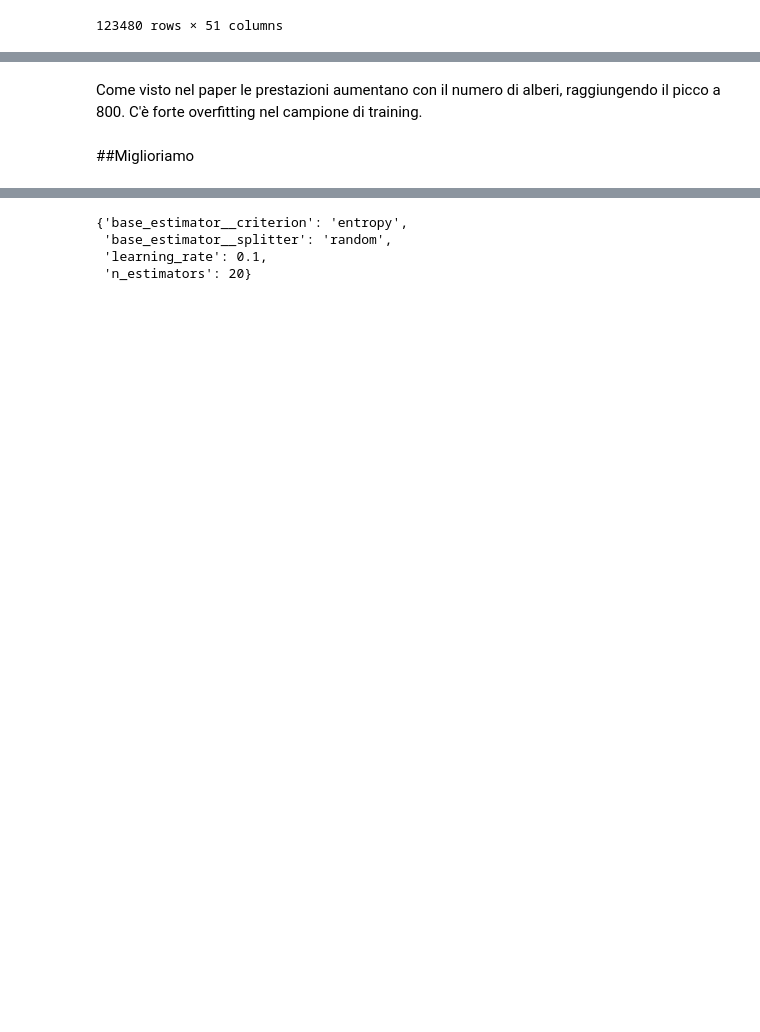
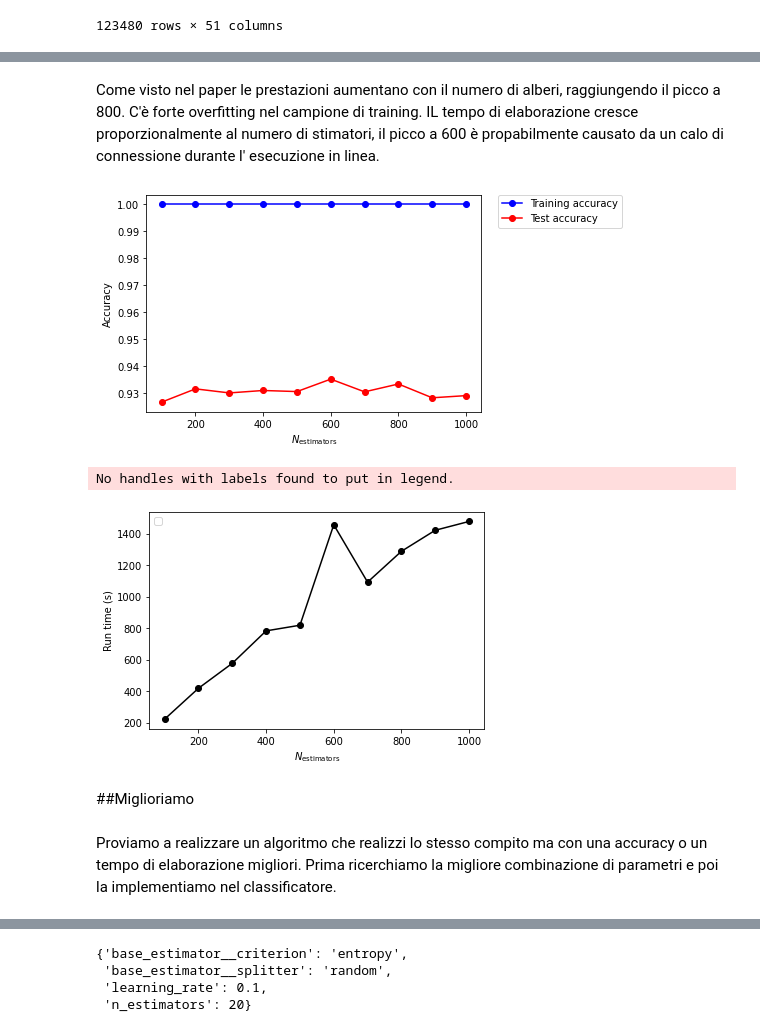
Before and after one commit to PaoDeV99/ML_Progetto1_G72, a Jupyter notebook: Progetto1_Gruppo72.ipynb, the cells around one changed output, grey strips where cells are left out. Cells and saved outputs as stored; diff of their text form; code cells hidden in the pictures; blank space fills up the shorter version.

```diff
--- a/Progetto1_Gruppo72.ipynb
+++ b/Progetto1_Gruppo72.ipynb
@@ -135,7 +173,38 @@ Confusion matrix:
 # %% [markdown]
-Come visto nel paper le prestazioni aumentano con il numero di alberi, raggiungendo il picco a 800. C'è forte overfitting nel campione di training.
+Come visto nel paper le prestazioni aumentano con il numero di alberi, raggiungendo il picco a 800. C'è forte overfitting nel campione di training. IL tempo di elaborazione cresce proporzionalmente al numero di stimatori, il picco a 600 è propabilmente causato da un calo di connessione durante l' esecuzione in linea.
+# %%
+trees = (100, 200, 300, 400, 500, 600, 700, 800, 900,1000)
+adam_train_accuracy = (0.9999,0.9999,0.9999,0.9999,0.9999,0.9999,0.9999,0.9999,0.9999,0.9999)
+adam_test_accuracy = (0.9268,0.9317,0.9302,0.9311,0.9307,0.9353,0.9306,0.9335,0.9284,0.9292)
+run_time = (222.94,419.01,577.57,783.63,819.37,1457.59,1093.21,1288.99,1422.68,1478.79)
+plt.figure()
+plt.plot(trees,adam_train_accuracy,'o-b', label='Training accuracy')
+plt.plot(trees,adam_test_accuracy,'o-r', label='Test accuracy')
+
+plt.xlabel('$N_\mathrm{estimators}$')
+plt.ylabel('Accuracy')
+lgd=plt.legend(bbox_to_anchor=(1.05, 1), loc=2, borderaxespad=0.)
+plt.savefig("gbc.pdf",bbox_extra_artists=(lgd,), bbox_inches='tight')
+
+plt.show()
+
+plt.plot(trees, run_time, 'o-k')
+plt.xlabel('$N_\mathrm{estimators}$')
+plt.ylabel('Run time (s)')
+
+
+plt.legend(loc=2)
+plt.savefig("runtimegbc.pdf")
+
+plt.show()
+# %% [output]
+[figure, added]
+No handles with labels found to put in legend.
+[figure, added]
 # %% [markdown]
 ##Miglioriamo
+# %% [markdown]
+Proviamo a realizzare un algoritmo che realizzi lo stesso compito ma con una accuracy o un tempo di elaborazione migliori. Prima ricerchiamo la migliore combinazione di parametri e poi la implementiamo nel classificatore.
 # %%
 from sklearn.model_selection import RandomizedSearchCV
 param_grid = {"base_estimator__criterion" : ["gini", "entropy"],
```
Also changed, not shown: parts of 17 cells of this notebook.
